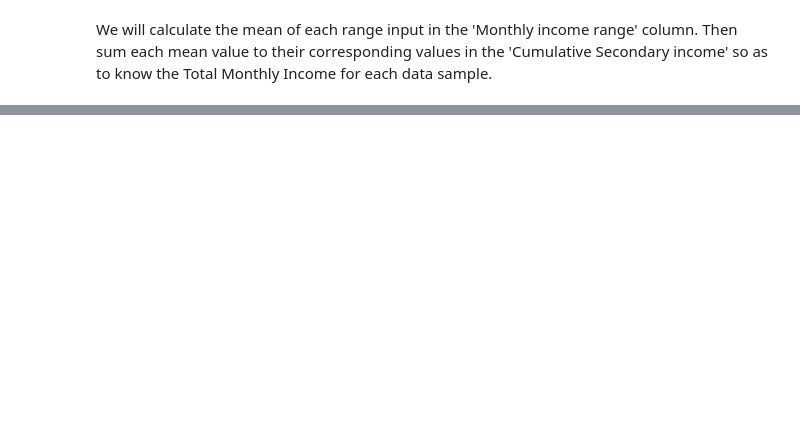
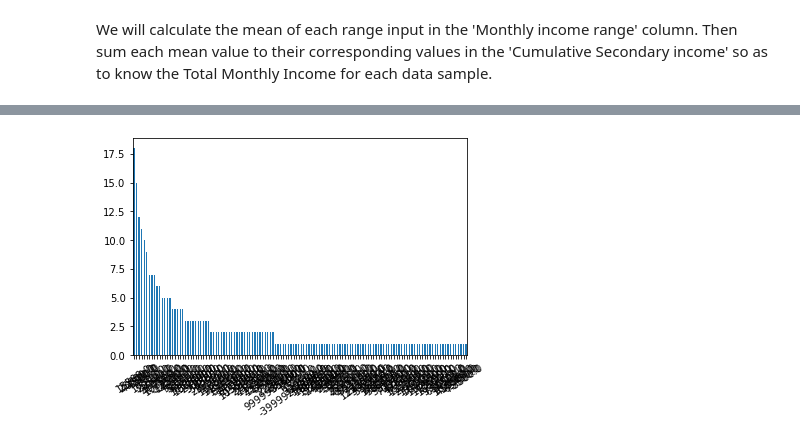
Before and after one commit to sharonibejih/Analysis-on-Nigerians-Demography, a Jupyter notebook: PROJECT .ipynb, the cells around one changed output, grey strips where cells are left out. Cells and saved outputs as stored; diff of their text form; code cells hidden in the pictures; blank space fills up the shorter version.

```diff
--- a/PROJECT .ipynb
+++ b/PROJECT .ipynb
@@ -222,2 +299,15 @@ We will calculate the mean of each range input in the 'Monthly income range' col
+# %%
+Data['Monthly Primary Income']= Data['Monthly Primary Income'].replace('Below 5000', 2500)
+Data['Monthly Primary Income']= Data['Monthly Primary Income'].replace('11,000 – 20,000', 15500)
+Data['Monthly Primary Income']= Data['Monthly Primary Income'].replace('110,000 – 200,000', 155000)
+Data['Monthly Primary Income']= Data['Monthly Primary Income'].replace('201,000 – 300,000', 250500)
+Data['Monthly Primary Income']= Data['Monthly Primary Income'].replace('21,000 – 50,000', 35500)
+Data['Monthly Primary Income']= Data['Monthly Primary Income'].replace('301,000 – 500,000',400500)
+Data['Monthly Primary Income']= Data['Monthly Primary Income'].replace('500,000 – above', 750000)
+Data['Monthly Primary Income']= Data['Monthly Primary Income'].replace('5000 – 10,000', 7500)
+Data['Monthly Primary Income']= Data['Monthly Primary Income'].replace('51,000 – 80,000',65500)
+Data['Monthly Primary Income']= Data['Monthly Primary Income'].replace('81,000 – 100,000',90500)
+# %%
+Data['Total Monthly Income']= Data['Monthly Primary Income'] + Data['Cumulative Secondary Income']
 # %%
-Data['Monthly income']= Data['Cumulative Secondary Income']+ Data['Monthly Expenditure']
+Data['Net Income']= Data['Total Monthly Income'] - Data['Monthly Expenditure']
@@ -237,0 +377,7 @@ Data['Monthly income']= Data['Cumulative Secondary Income']+ Data['Monthly Expen
+# %%
+Data['Net Income'].value_counts().plot(kind = "bar")
+plt.xticks(rotation = 35 )
+
+plt.show()
+# %% [output]
+[figure, added]
```
Also changed, not shown: parts of 61 cells of this notebook.
